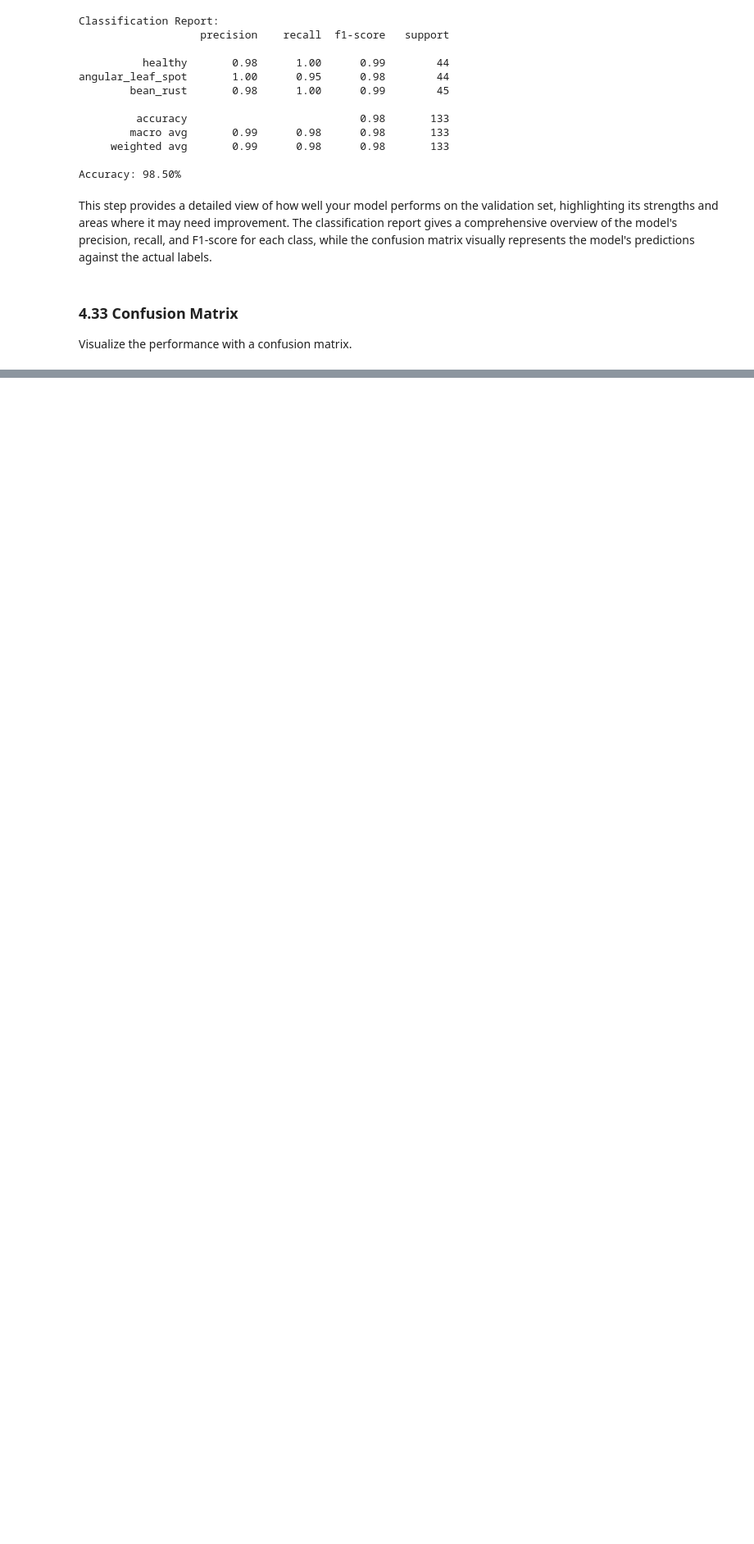
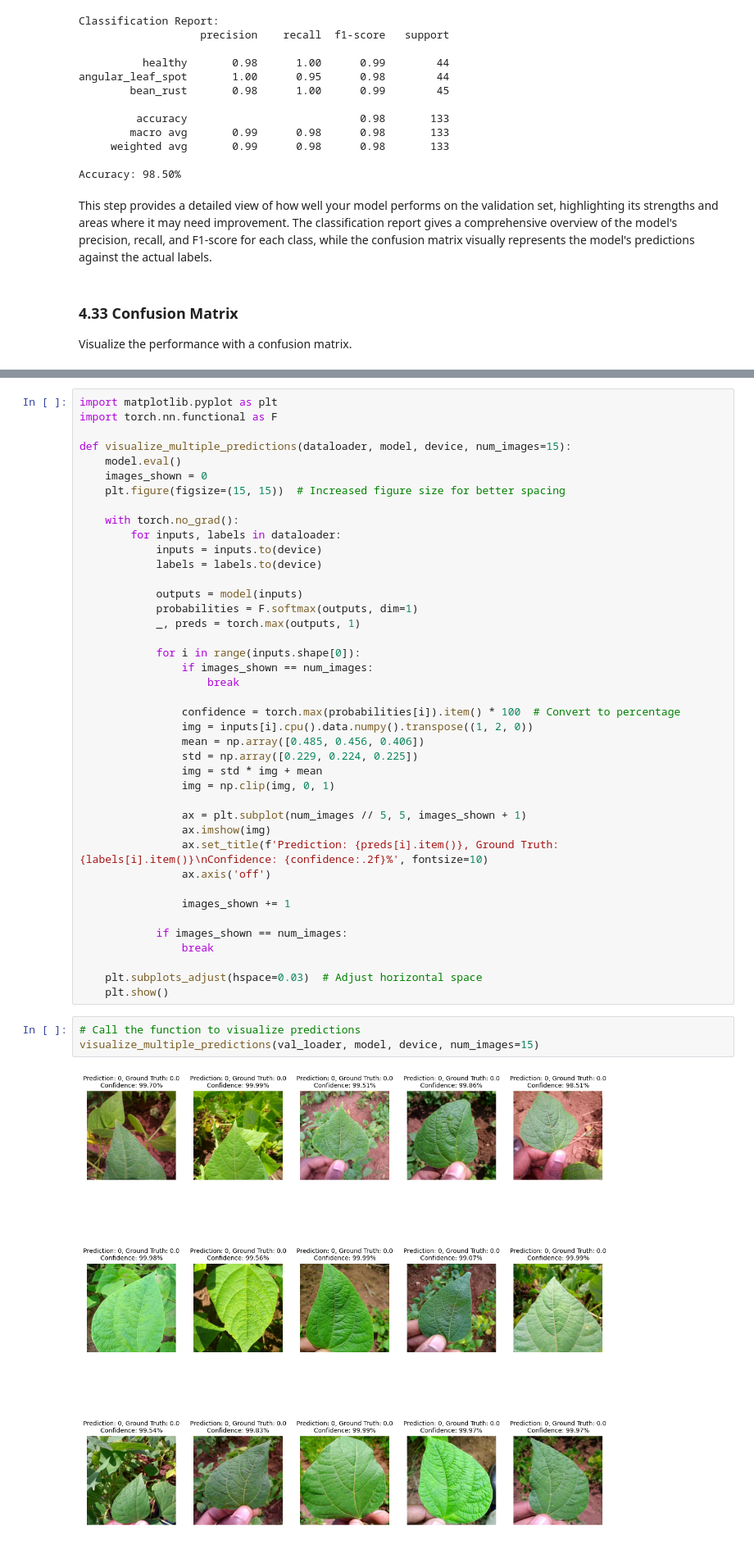
Before and after one commit to engcriscunha/avanti-bean-leaf-classification, a Jupyter notebook: execução_notebook_akhilchibber.ipynb, the cells around one changed output, grey strips where cells are left out. Shown at 82% size. Saved outputs shown, nothing was run; the diff lists cells and outputs as text; blank space fills up the shorter version.

```diff
--- a/execução_notebook_akhilchibber.ipynb
+++ b/execução_notebook_akhilchibber.ipynb
@@ -461,0 +485,46 @@ Visualize the performance with a confusion matrix.
+# %%
+import matplotlib.pyplot as plt
+import torch.nn.functional as F
+
+def visualize_multiple_predictions(dataloader, model, device, num_images=15):
+    model.eval()
+    images_shown = 0
+    plt.figure(figsize=(15, 15))  # Increased figure size for better spacing
+
+    with torch.no_grad():
+        for inputs, labels in dataloader:
+            inputs = inputs.to(device)
+            labels = labels.to(device)
+
+            outputs = model(inputs)
+            probabilities = F.softmax(outputs, dim=1)
+            _, preds = torch.max(outputs, 1)
+
+            for i in range(inputs.shape[0]):
+                if images_shown == num_images:
+                    break
+
+                confidence = torch.max(probabilities[i]).item() * 100  # Convert to percentage
+                img = inputs[i].cpu().data.numpy().transpose((1, 2, 0))
+                mean = np.array([0.485, 0.456, 0.406])
+                std = np.array([0.229, 0.224, 0.225])
+                img = std * img + mean
+                img = np.clip(img, 0, 1)
+
+                ax = plt.subplot(num_images // 5, 5, images_shown + 1)
+                ax.imshow(img)
+                ax.set_title(f'Prediction: {preds[i].item()}, Ground Truth: {labels[i].item()}\nConfidence: {confidence:.2f}%', fontsize=10)
+                ax.axis('off')
+
+                images_shown += 1
+
+            if images_shown == num_images:
+                break
+
+    plt.subplots_adjust(hspace=0.03)  # Adjust horizontal space
+    plt.show()
+# %%
+# Call the function to visualize predictions
+visualize_multiple_predictions(val_loader, model, device, num_images=15)
+# %% [output]
+[figure, added]
```
Also changed, not shown: parts of 5 cells of this notebook.
